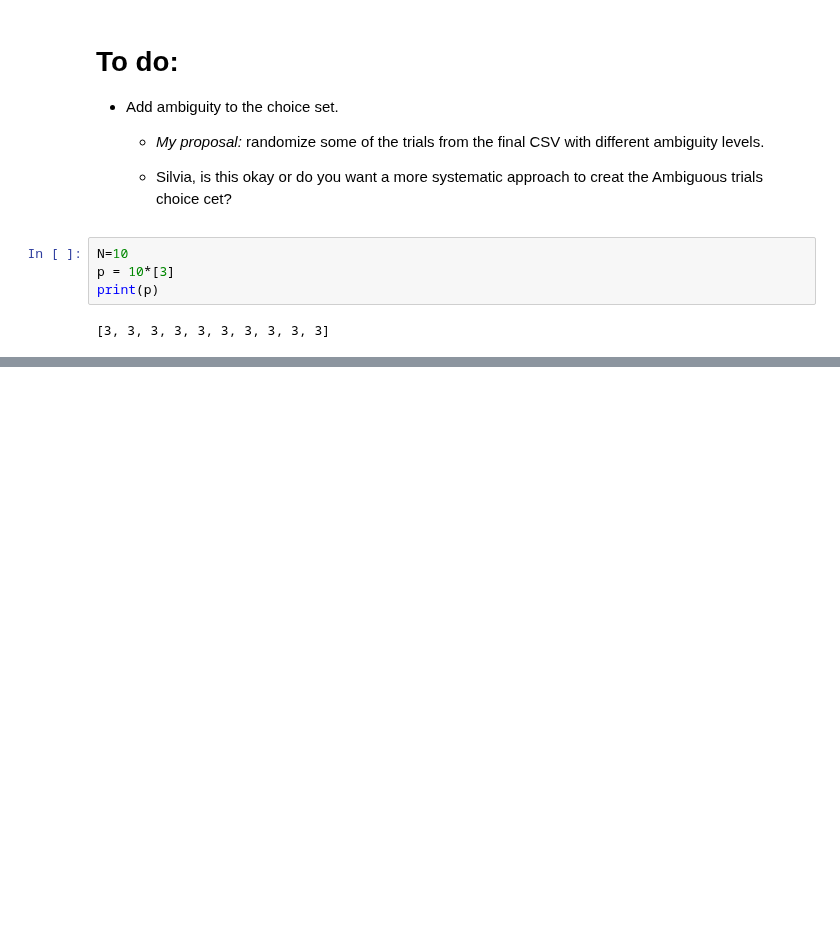
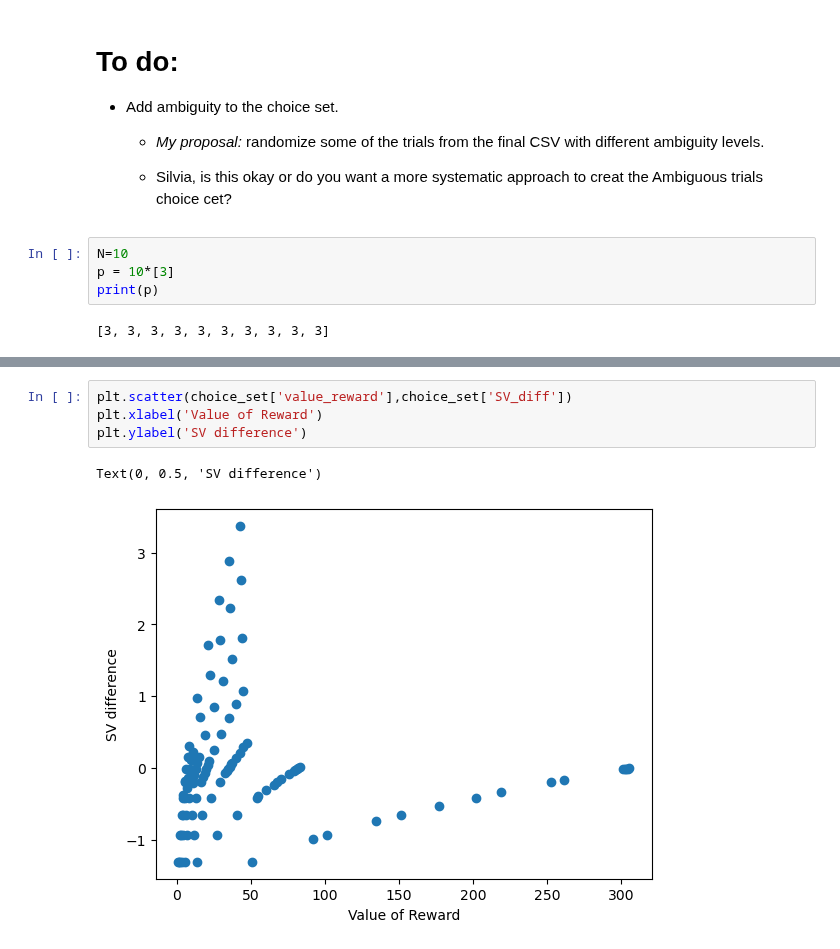
Before and after one commit to CDN-Lab/Adaptive_Choicesets, a Jupyter notebook: gen_choice_set_space.ipynb, the cells around one changed output, grey strips where cells are left out. Cells and saved outputs as stored; diff of their text form; blank space fills up the shorter version.

```diff
--- a/gen_choice_set_space.ipynb
+++ b/gen_choice_set_space.ipynb
@@ -392,3 +446,10 @@ amb_trials
+# %%
+plt.scatter(choice_set['value_reward'],choice_set['SV_diff'])
+plt.xlabel('Value of Reward')
+plt.ylabel('SV difference')
+# %% [output]
+Text(0, 0.5, 'SV difference')
+[figure, added]
 # %% [markdown]
 ## It's not much but it's honest work
 ![python](https://plantillasdememes.com/img/plantillas/no-es-mucho-pero-es-trabajo-honesto01569991155.jpg)
```
Also changed, not shown: parts of 12 cells of this notebook, 6 other files.
